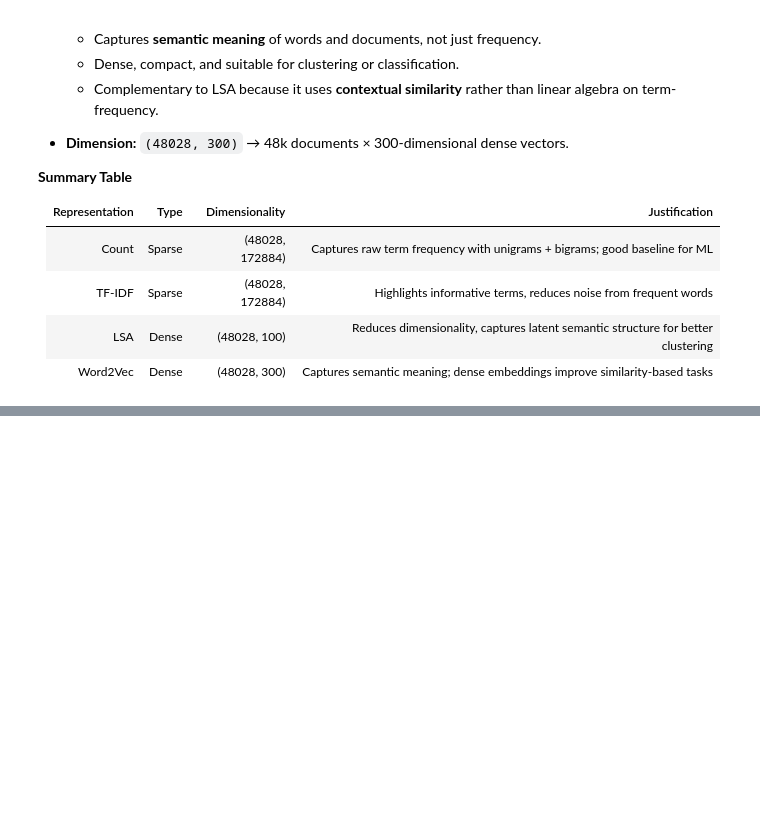
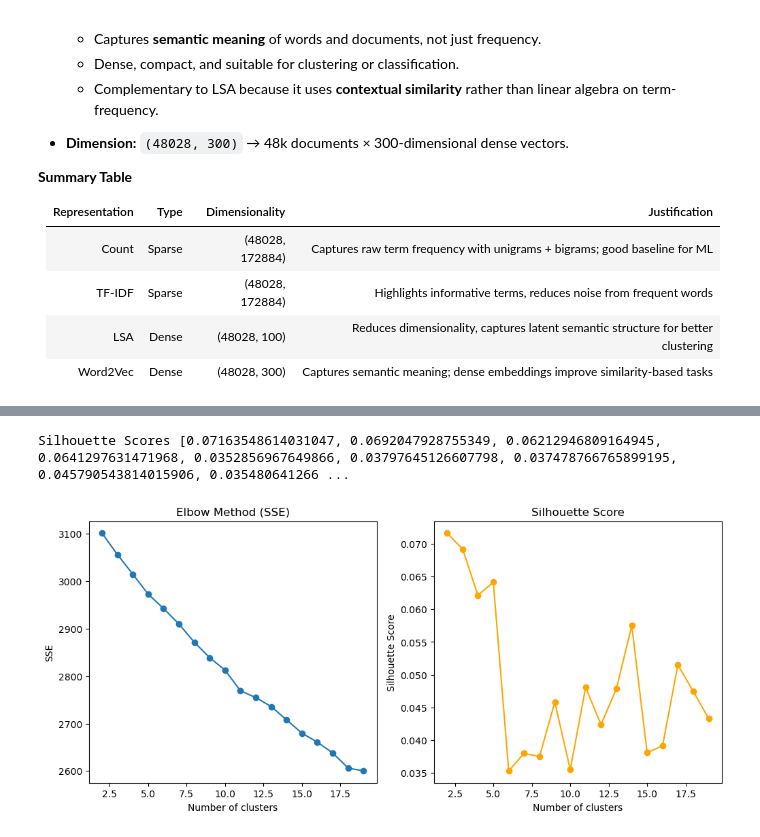
Before and after one commit to Starlight0901/Reddit_SriLanka_Social_Insight, a Jupyter notebook: Categorizing posts for classification.ipynb, the cells around one changed output, grey strips where cells are left out. Drawn from its saved outputs; the diff is of its cells as text; code cells hidden in the pictures; blank space fills up the shorter version.

```diff
--- a/Categorizing posts for classification.ipynb
+++ b/Categorizing posts for classification.ipynb
@@ -278,35 +297,38 @@ from sklearn.cluster import KMeans
 import matplotlib.pyplot as plt
 from sklearn.metrics import silhouette_score
 
-# Use Word2Vec
-X_input = X_w2v
+# Use LSA
+X_input = X_lsa
 
 # Try different k values
 sse = []
 sil_scores = []
 k_values = range(2, 20)
 
 for k in k_values:
     kmeans = KMeans(n_clusters=k, random_state=42, n_init=10)
     kmeans.fit(X_input)
     sse.append(kmeans.inertia_)
     sil_scores.append(silhouette_score(X_input, kmeans.labels_))
 
 # Plot SSE (Elbow) and Silhouette Score
 print("Silhouette Scores", sil_scores)
 
 plt.figure(figsize=(12,5))
 
 plt.subplot(1,2,1)
 plt.plot(k_values, sse, marker='o')
 plt.title('Elbow Method (SSE)')
 plt.xlabel('Number of clusters')
 plt.ylabel('SSE')
 
 plt.subplot(1,2,2)
 plt.plot(k_values, sil_scores, marker='o', color='orange')
 plt.title('Silhouette Score')
 plt.xlabel('Number of clusters')
 plt.ylabel('Silhouette Score')
 
 plt.show()
+# %% [output]
+Silhouette Scores [0.07163548614031047, 0.0692047928755349, 0.06212946809164945, 0.0641297631471968, 0.0352856967649866, 0.03797645126607798, 0.037478766765899195, 0.045790543814015906, 0.035480641266 ...
+[figure, added]
```
Also changed, not shown: parts of 32 cells of this notebook, 4 other files.
